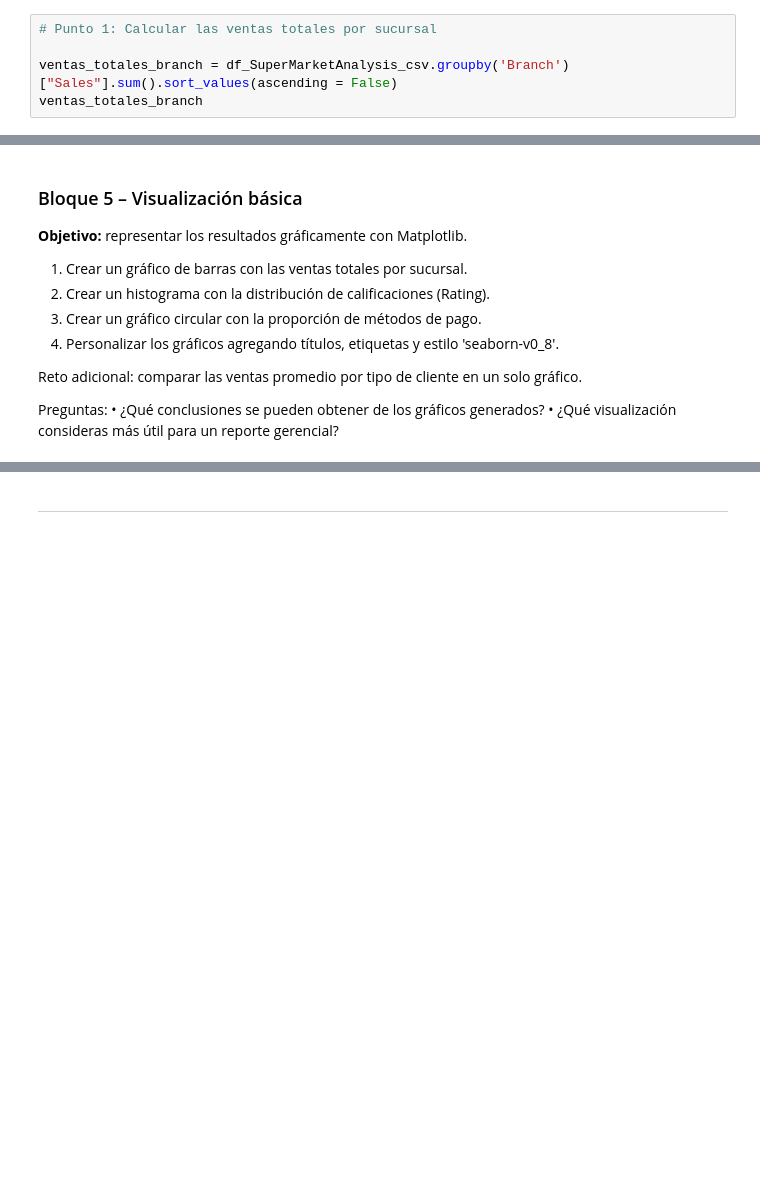
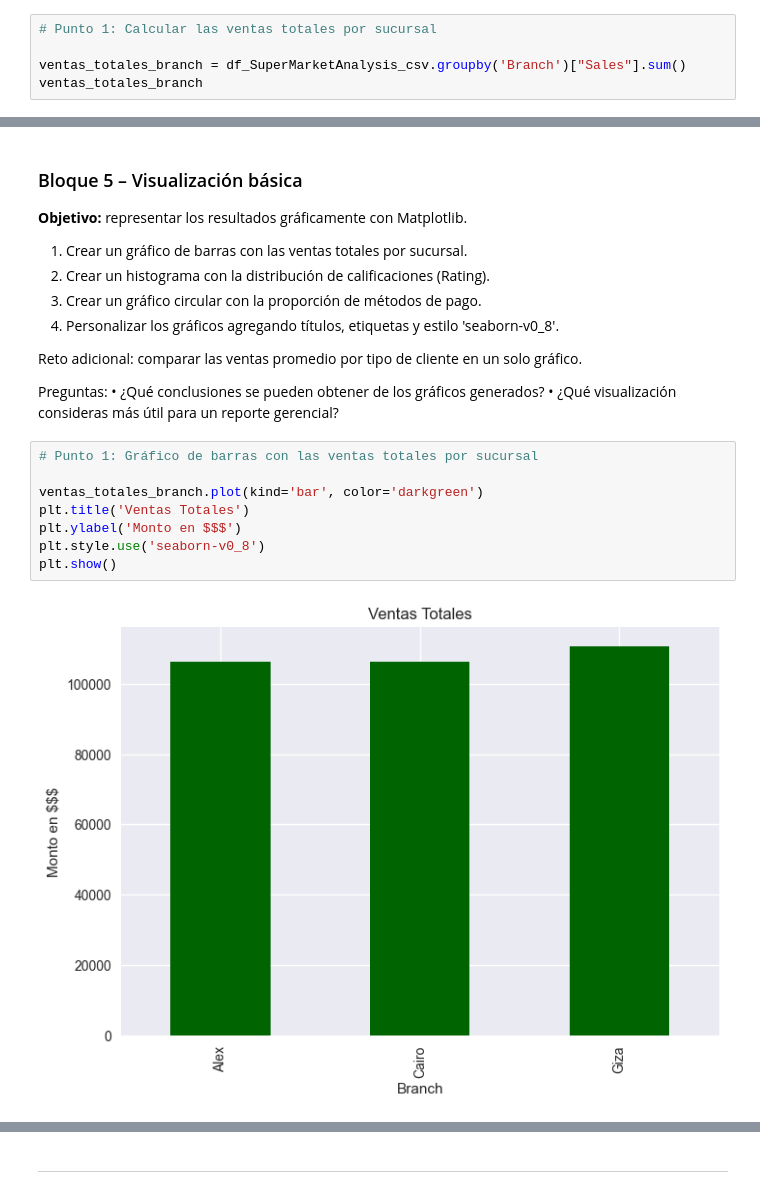
Before and after one commit to skev24/Python-para-el-Ana-lisis-de-Datos, a Jupyter notebook: Practices/Practica_Tema1.ipynb, the cells around one changed output, grey strips where cells are left out. Saved outputs shown, nothing was run; the diff lists cells and outputs as text; blank space fills up the shorter version.

```diff
--- a/Practices/Practica_Tema1.ipynb
+++ b/Practices/Practica_Tema1.ipynb
@@ -270,7 +270,7 @@ df.groupby('Branch').agg(Total_Sales=('Sales', 'sum'), Avg_Rating=('Rating', 'me
 # %%
 # Punto 1: Calcular las ventas totales por sucursal
 
-ventas_totales_branch = df_SuperMarketAnalysis_csv.groupby('Branch')["Sales"].sum().sort_values(ascending = False)
+ventas_totales_branch = df_SuperMarketAnalysis_csv.groupby('Branch')["Sales"].sum()
 ventas_totales_branch
 # %% [output]
 Branch
@@ -345,3 +345,13 @@ Reto adicional: comparar las ventas promedio por tipo de cliente en un solo grá
 Preguntas:
 • ¿Qué conclusiones se pueden obtener de los gráficos generados?
 • ¿Qué visualización consideras más útil para un reporte gerencial?
+# %%
+# Punto 1: Gráfico de barras con las ventas totales por sucursal
+
+ventas_totales_branch.plot(kind='bar', color='darkgreen')
+plt.title('Ventas Totales')
+plt.ylabel('Monto en $$$')
+plt.style.use('seaborn-v0_8')
+plt.show()
+# %% [output]
+[figure, added]
```
Also changed, not shown: parts of 6 cells of this notebook, 1 other file.
